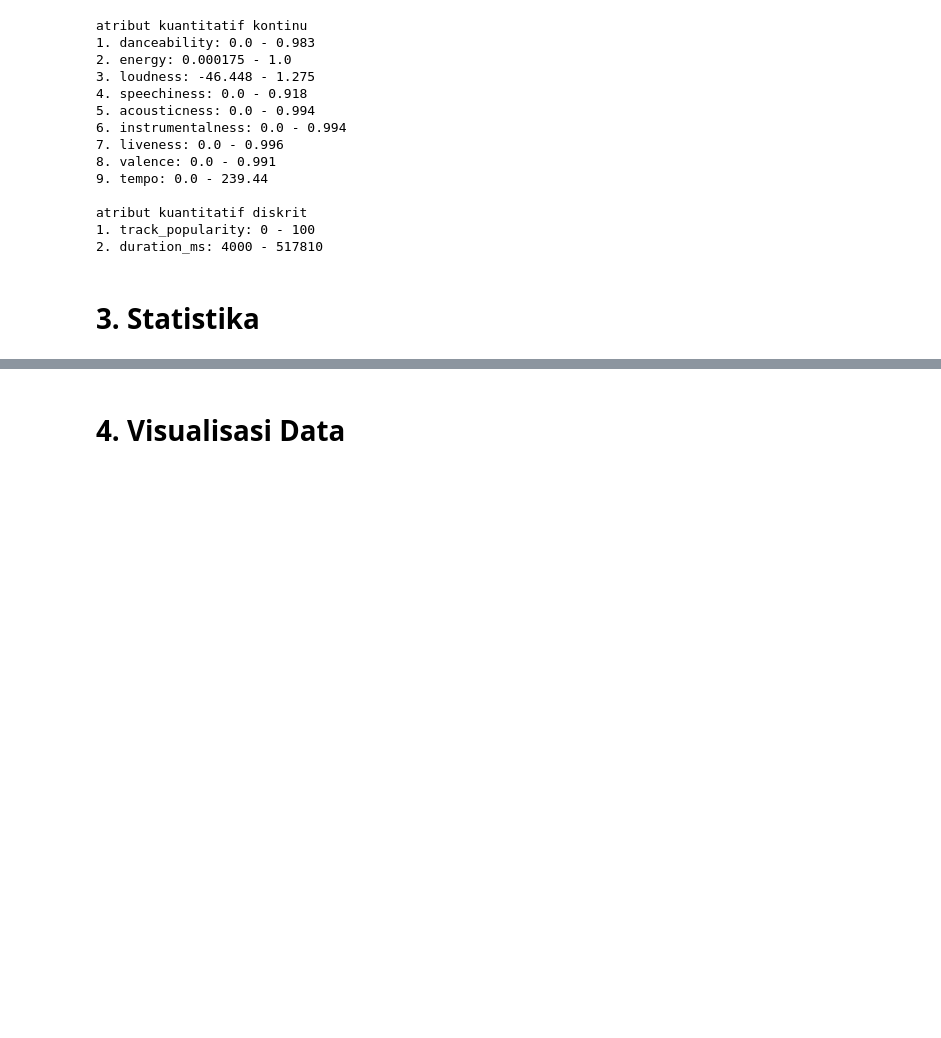
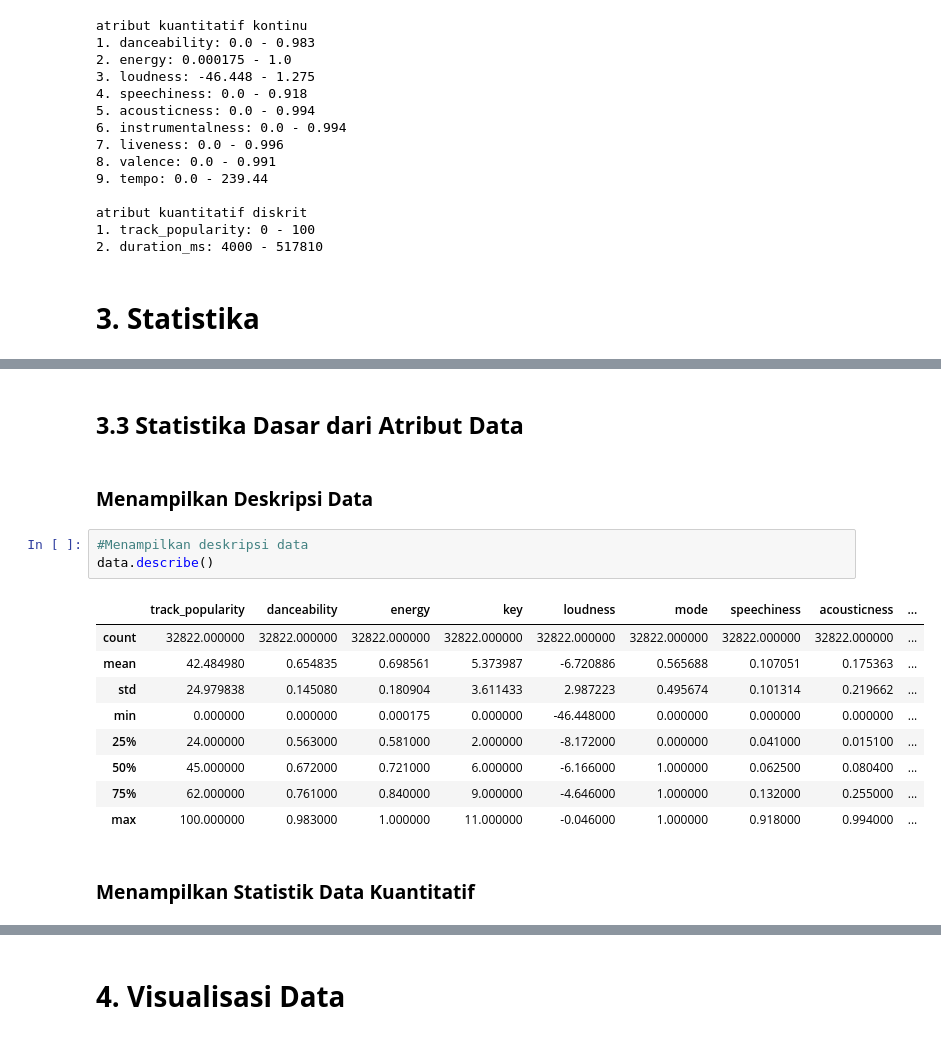
Before and after one commit to susTuna/Analisis-dan-Visualisasi-Data-Lagu-Spotify, a Jupyter notebook: Analisis dan Visualisasi 30000 Spotify Songs.ipynb, the cells around one changed output, grey strips where cells are left out. Drawn from its saved outputs; the diff is of its cells as text; blank space fills up the shorter version.

Commit message:
modified:   Analisis dan Visualisasi 30000 Spotify Songs.ipynb 	deleted:    Statisticsds 	deleted:    Statistika

```diff
--- a/Analisis dan Visualisasi 30000 Spotify Songs.ipynb
+++ b/Analisis dan Visualisasi 30000 Spotify Songs.ipynb
@@ -181,0 +207,19 @@ atribut kuantitatif diskrit
+# %% [markdown]
+## **3.3 Statistika Dasar dari Atribut Data**
+# %% [markdown]
+### **Menampilkan Deskripsi Data**
+# %%
+#Menampilkan deskripsi data
+data.describe()
+# %% [output]
+|  | track_popularity | danceability | energy | key | loudness | mode | speechiness | acousticness | ... |
+| count | 32822.000000 | 32822.000000 | 32822.000000 | 32822.000000 | 32822.000000 | 32822.000000 | 32822.000000 | 32822.000000 | ... |
+| mean | 42.484980 | 0.654835 | 0.698561 | 5.373987 | -6.720886 | 0.565688 | 0.107051 | 0.175363 | ... |
+| std | 24.979838 | 0.145080 | 0.180904 | 3.611433 | 2.987223 | 0.495674 | 0.101314 | 0.219662 | ... |
+| min | 0.000000 | 0.000000 | 0.000175 | 0.000000 | -46.448000 | 0.000000 | 0.000000 | 0.000000 | ... |
+| 25% | 24.000000 | 0.563000 | 0.581000 | 2.000000 | -8.172000 | 0.000000 | 0.041000 | 0.015100 | ... |
+| 50% | 45.000000 | 0.672000 | 0.721000 | 6.000000 | -6.166000 | 1.000000 | 0.062500 | 0.080400 | ... |
+| 75% | 62.000000 | 0.761000 | 0.840000 | 9.000000 | -4.646000 | 1.000000 | 0.132000 | 0.255000 | ... |
+| max | 100.000000 | 0.983000 | 1.000000 | 11.000000 | -0.046000 | 1.000000 | 0.918000 | 0.994000 | ... |
+# %% [markdown]
+### **Menampilkan Statistik Data Kuantitatif**
```
Also changed, not shown: parts of 13 cells of this notebook, 2 other files.
